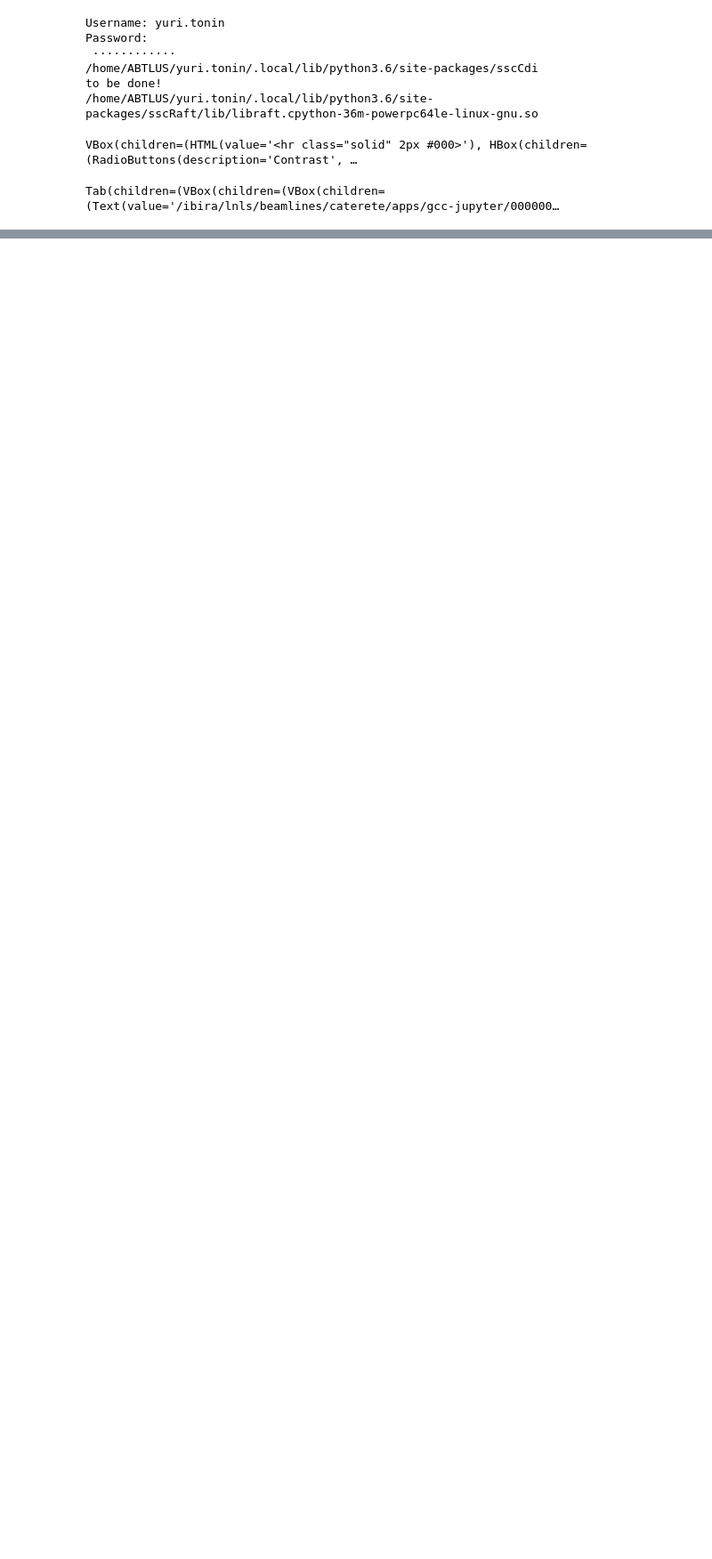
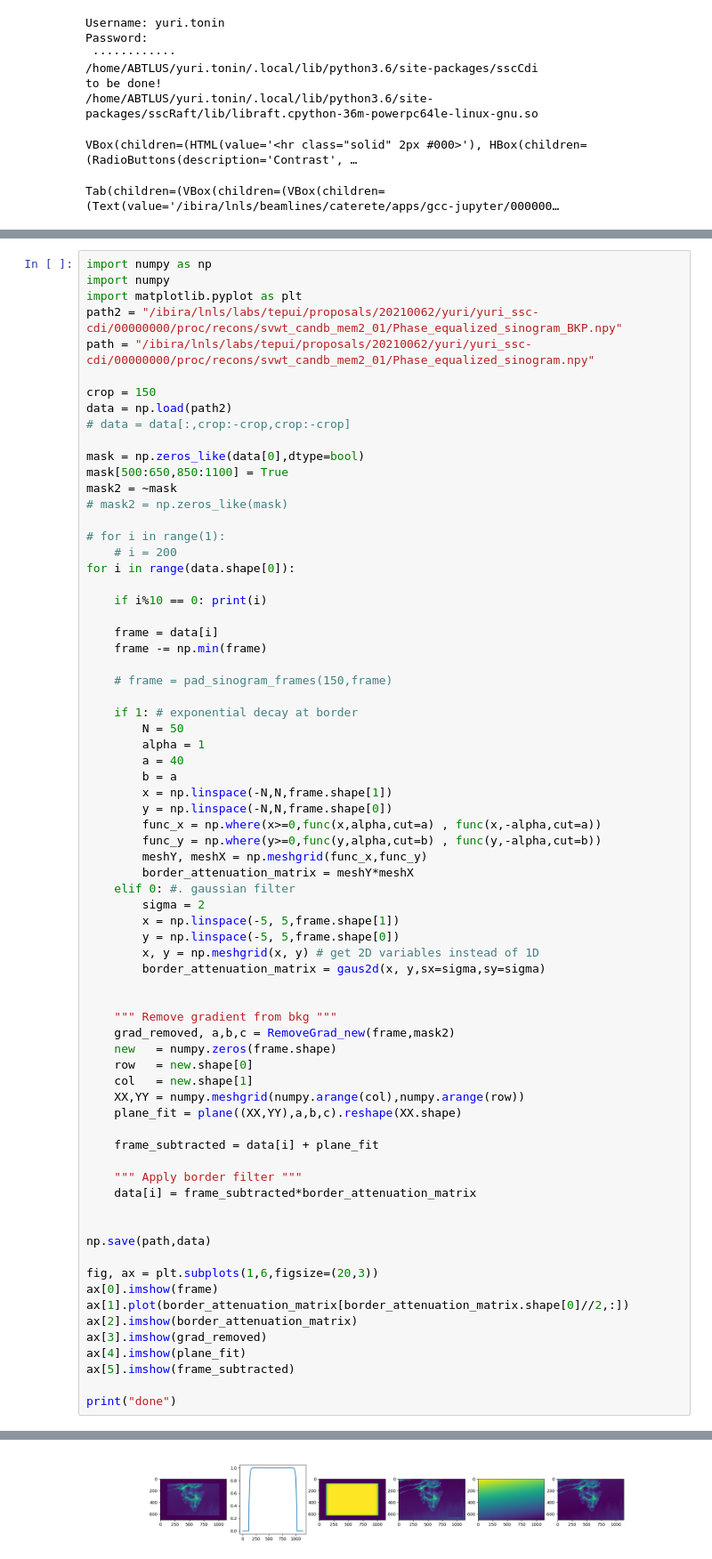
Before and after one commit to cnpem/ssc-cdi, a Jupyter notebook: sscCdi/caterete/jupyter_notebooks/padfilter.ipynb, the cells around one changed output, grey strips where cells are left out. Shown at 89% size. Saved outputs shown, nothing was run; the diff lists cells and outputs as text; blank space fills up the shorter version.

```diff
--- a/sscCdi/caterete/jupyter_notebooks/padfilter.ipynb
+++ b/sscCdi/caterete/jupyter_notebooks/padfilter.ipynb
@@ -315,0 +261,72 @@ if cropped_sinogram.shape[2] % 2 != 0:
+# %%
+import numpy as np
+import numpy
+import matplotlib.pyplot as plt
+path2 = "/ibira/lnls/labs/tepui/proposals/20210062/yuri/yuri_ssc-cdi/00000000/proc/recons/svwt_candb_mem2_01/Phase_equalized_sinogram_BKP.npy"
+path = "/ibira/lnls/labs/tepui/proposals/20210062/yuri/yuri_ssc-cdi/00000000/proc/recons/svwt_candb_mem2_01/Phase_equalized_sinogram.npy"
+
+crop = 150
+data = np.load(path2)
+# data = data[:,crop:-crop,crop:-crop]
+
+mask = np.zeros_like(data[0],dtype=bool)
+mask[500:650,850:1100] = True
+mask2 = ~mask
+# mask2 = np.zeros_like(mask)
+
+# for i in range(1):
+    # i = 200
+for i in range(data.shape[0]):
+
+    if i%10 == 0: print(i)
+
+    frame = data[i]
+    frame -= np.min(frame)
+
+    # frame = pad_sinogram_frames(150,frame)
+
+    if 1: # exponential decay at border
+        N = 50
+        alpha = 1
+        a = 40
+        b = a
+        x = np.linspace(-N,N,frame.shape[1])
+        y = np.linspace(-N,N,frame.shape[0])
+        func_x = np.where(x>=0,func(x,alpha,cut=a) , func(x,-alpha,cut=a))
+        func_y = np.where(y>=0,func(y,alpha,cut=b) , func(y,-alpha,cut=b))
+        meshY, meshX = np.meshgrid(func_x,func_y)
+        border_attenuation_matrix = meshY*meshX
+    elif 0: #. gaussian filter
+        sigma = 2
+        x = np.linspace(-5, 5,frame.shape[1])
+        y = np.linspace(-5, 5,frame.shape[0])
+        x, y = np.meshgrid(x, y) # get 2D variables instead of 1D
+        border_attenuation_matrix = gaus2d(x, y,sx=sigma,sy=sigma)
+
+
+    """ Remove gradient from bkg """
+    grad_removed, a,b,c = RemoveGrad_new(frame,mask2)
+    new   = numpy.zeros(frame.shape)
+    row   = new.shape[0]
+    col   = new.shape[1]
+    XX,YY = numpy.meshgrid(numpy.arange(col),numpy.arange(row))
+    plane_fit = plane((XX,YY),a,b,c).reshape(XX.shape)
+
+    frame_subtracted = data[i] + plane_fit
+
+    """ Apply border filter """
+    data[i] = frame_subtracted*border_attenuation_matrix
+
+
+np.save(path,data)
+
+fig, ax = plt.subplots(1,6,figsize=(20,3))
+ax[0].imshow(frame)
+ax[1].plot(border_attenuation_matrix[border_attenuation_matrix.shape[0]//2,:])
+ax[2].imshow(border_attenuation_matrix)
+ax[3].imshow(grad_removed)
+ax[4].imshow(plane_fit)
+ax[5].imshow(frame_subtracted)
+
+print("done")
+# %% [output]
@@ -315,0 +350 @@ if cropped_sinogram.shape[2] % 2 != 0:
+[figure, added]
```
Also changed, not shown: parts of 8 cells of this notebook, 2 other files.
